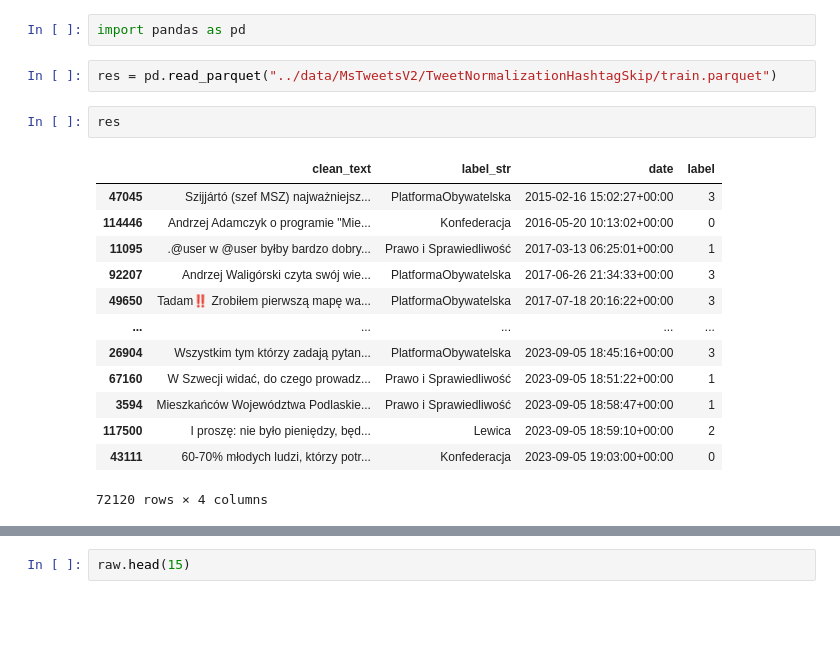
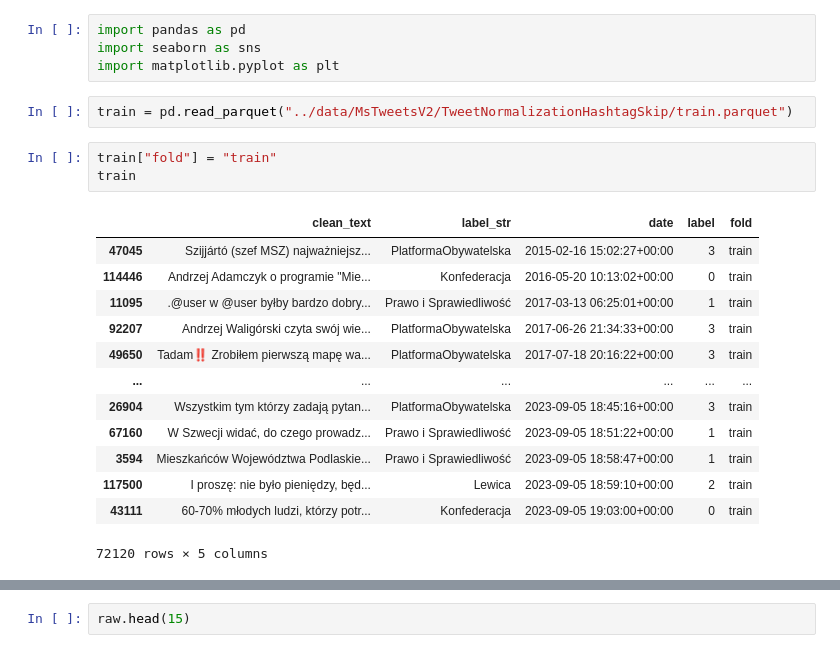
Before and after one commit to WitoldFracek/grembedding, a Jupyter notebook: notebooks/tweets.ipynb, the cells around one changed output, grey strips where cells are left out. Saved outputs shown, nothing was run; the diff lists cells and outputs as text; blank space fills up the shorter version.

```diff
--- a/notebooks/tweets.ipynb
+++ b/notebooks/tweets.ipynb
@@ -1,20 +1,23 @@
 # %%
 import pandas as pd
+import seaborn as sns
+import matplotlib.pyplot as plt
 # %%
-res = pd.read_parquet("../data/MsTweetsV2/TweetNormalizationHashtagSkip/train.parquet")
+train = pd.read_parquet("../data/MsTweetsV2/TweetNormalizationHashtagSkip/train.parquet")
 # %%
-res
+train["fold"] = "train"
+train
 # %% [output]
-|  | clean_text | label_str | date | label |
-| 47045 | Szijjártó (szef MSZ) najważniejsz... | PlatformaObywatelska | 2015-02-16 15:02:27+00:00 | 3 |
-| 114446 | Andrzej Adamczyk o programie "Mie... | Konfederacja | 2016-05-20 10:13:02+00:00 | 0 |
-| 11095 | .@user w @user byłby bardzo dobry... | Prawo i Sprawiedliwość | 2017-03-13 06:25:01+00:00 | 1 |
-| 92207 | Andrzej Waligórski czyta swój wie... | PlatformaObywatelska | 2017-06-26 21:34:33+00:00 | 3 |
-| 49650 | Tadam‼️ Zrobiłem pierwszą mapę wa... | PlatformaObywatelska | 2017-07-18 20:16:22+00:00 | 3 |
-| ... | ... | ... | ... | ... |
-| 26904 | Wszystkim tym którzy zadają pytan... | PlatformaObywatelska | 2023-09-05 18:45:16+00:00 | 3 |
-| 67160 | W Szwecji widać, do czego prowadz... | Prawo i Sprawiedliwość | 2023-09-05 18:51:22+00:00 | 1 |
-| 3594 | Mieszkańców Województwa Podlaskie... | Prawo i Sprawiedliwość | 2023-09-05 18:58:47+00:00 | 1 |
-| 117500 | I proszę: nie było pieniędzy, będ... | Lewica | 2023-09-05 18:59:10+00:00 | 2 |
-| 43111 | 60-70% młodych ludzi, którzy potr... | Konfederacja | 2023-09-05 19:03:00+00:00 | 0 |
+|  | clean_text | label_str | date | label | fold |
+| 47045 | Szijjártó (szef MSZ) najważniejsz... | PlatformaObywatelska | 2015-02-16 15:02:27+00:00 | 3 | train |
+| 114446 | Andrzej Adamczyk o programie "Mie... | Konfederacja | 2016-05-20 10:13:02+00:00 | 0 | train |
+| 11095 | .@user w @user byłby bardzo dobry... | Prawo i Sprawiedliwość | 2017-03-13 06:25:01+00:00 | 1 | train |
+| 92207 | Andrzej Waligórski czyta swój wie... | PlatformaObywatelska | 2017-06-26 21:34:33+00:00 | 3 | train |
+| 49650 | Tadam‼️ Zrobiłem pierwszą mapę wa... | PlatformaObywatelska | 2017-07-18 20:16:22+00:00 | 3 | train |
+| ... | ... | ... | ... | ... | ... |
+| 26904 | Wszystkim tym którzy zadają pytan... | PlatformaObywatelska | 2023-09-05 18:45:16+00:00 | 3 | train |
+| 67160 | W Szwecji widać, do czego prowadz... | Prawo i Sprawiedliwość | 2023-09-05 18:51:22+00:00 | 1 | train |
+| 3594 | Mieszkańców Województwa Podlaskie... | Prawo i Sprawiedliwość | 2023-09-05 18:58:47+00:00 | 1 | train |
+| 117500 | I proszę: nie było pieniędzy, będ... | Lewica | 2023-09-05 18:59:10+00:00 | 2 | train |
+| 43111 | 60-70% młodych ludzi, którzy potr... | Konfederacja | 2023-09-05 19:03:00+00:00 | 0 | train |
-72120 rows × 4 columns
+72120 rows × 5 columns
```
Also changed, not shown: parts of 7 cells of this notebook.
